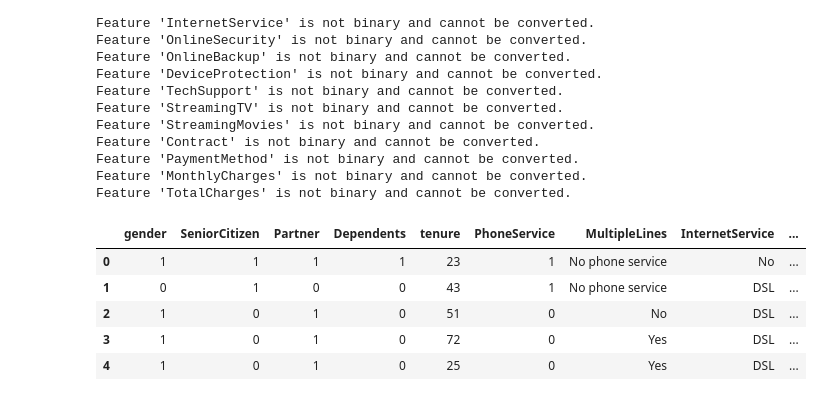
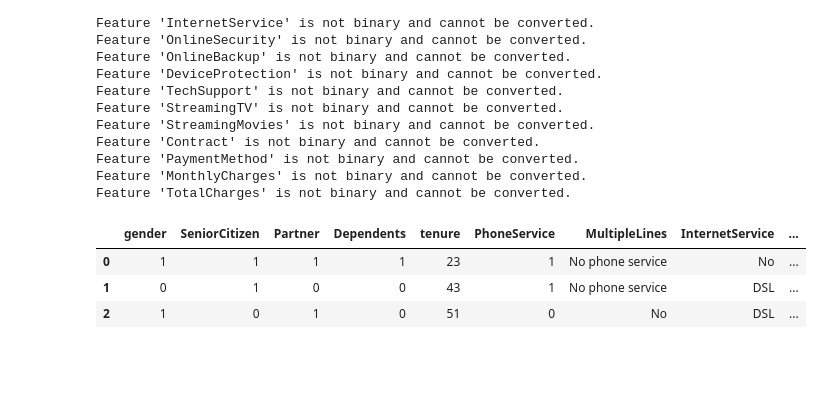
Before and after one commit to rohanbmandrai/AI_ML_DL_Projects, a Jupyter notebook: ML_Models/Customer_Churn_Prediction.ipynb, the cells around one changed output. Drawn from its saved outputs; the diff is of its cells as text; code cells hidden in the pictures; blank space fills up the shorter version.

```diff
--- a/ML_Models/Customer_Churn_Prediction.ipynb
+++ b/ML_Models/Customer_Churn_Prediction.ipynb
@@ -107,11 +127,9 @@ Feature 'TotalCharges' is not binary and cannot be converted.
 # %%
 df.drop("customerID",axis=1,inplace=True)
 # %%
-df.head()
+df.head(3)
 # %% [output]
 |  | gender | SeniorCitizen | Partner | Dependents | tenure | PhoneService | MultipleLines | InternetService | ... |
 | 0 | 1 | 1 | 1 | 1 | 23 | 1 | No phone service | No | ... |
 | 1 | 0 | 1 | 0 | 0 | 43 | 1 | No phone service | DSL | ... |
 | 2 | 1 | 0 | 1 | 0 | 51 | 0 | No | DSL | ... |
-| 3 | 1 | 0 | 1 | 0 | 72 | 0 | Yes | DSL | ... |
-| 4 | 1 | 0 | 1 | 0 | 25 | 0 | Yes | DSL | ... |
```
Also changed, not shown: parts of 10 cells of this notebook.
